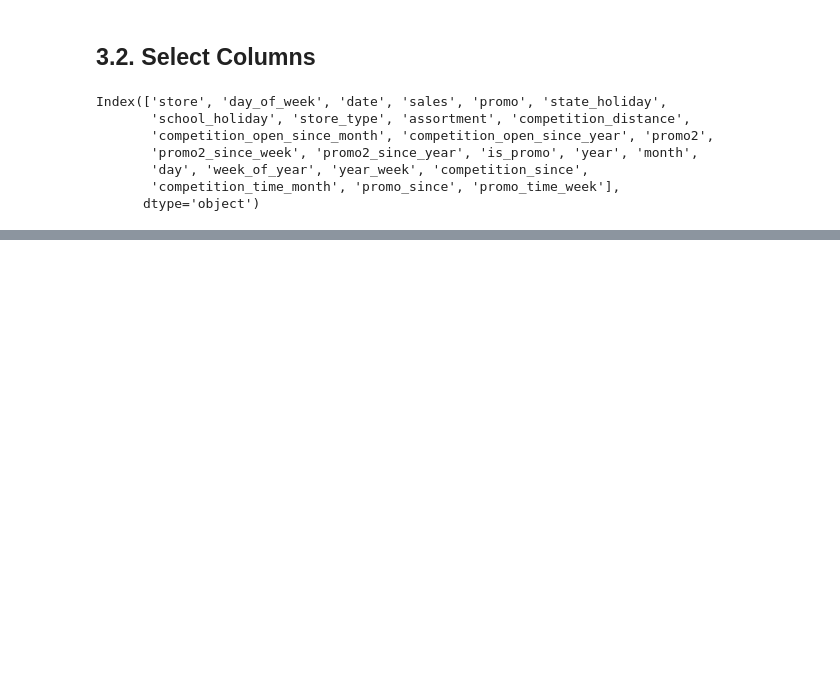
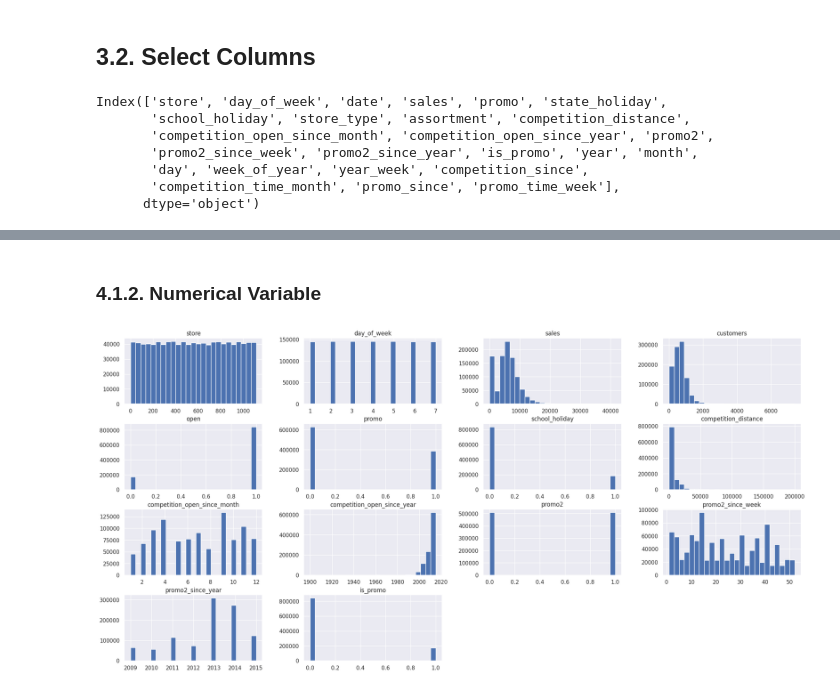
Before and after one commit to m4theus4ndr4de/regression-rossmann, a Jupyter notebook: store_sales_prediction.ipynb, the cells around one changed output, grey strips where cells are left out. Saved outputs shown, nothing was run; the diff lists cells and outputs as text; code cells hidden in the pictures; blank space fills up the shorter version.

```diff
--- a/store_sales_prediction.ipynb
+++ b/store_sales_prediction.ipynb
@@ -473,0 +496,6 @@ Index(['store', 'day_of_week', 'date', 'sales', 'promo', 'state_holiday',
+# %% [markdown]
+### 4.1.2. Numerical Variable
+# %%
+num_attributes.hist(bins=25);
+# %% [output]
+[figure, added]
```
Also changed, not shown: parts of 9 cells of this notebook.
